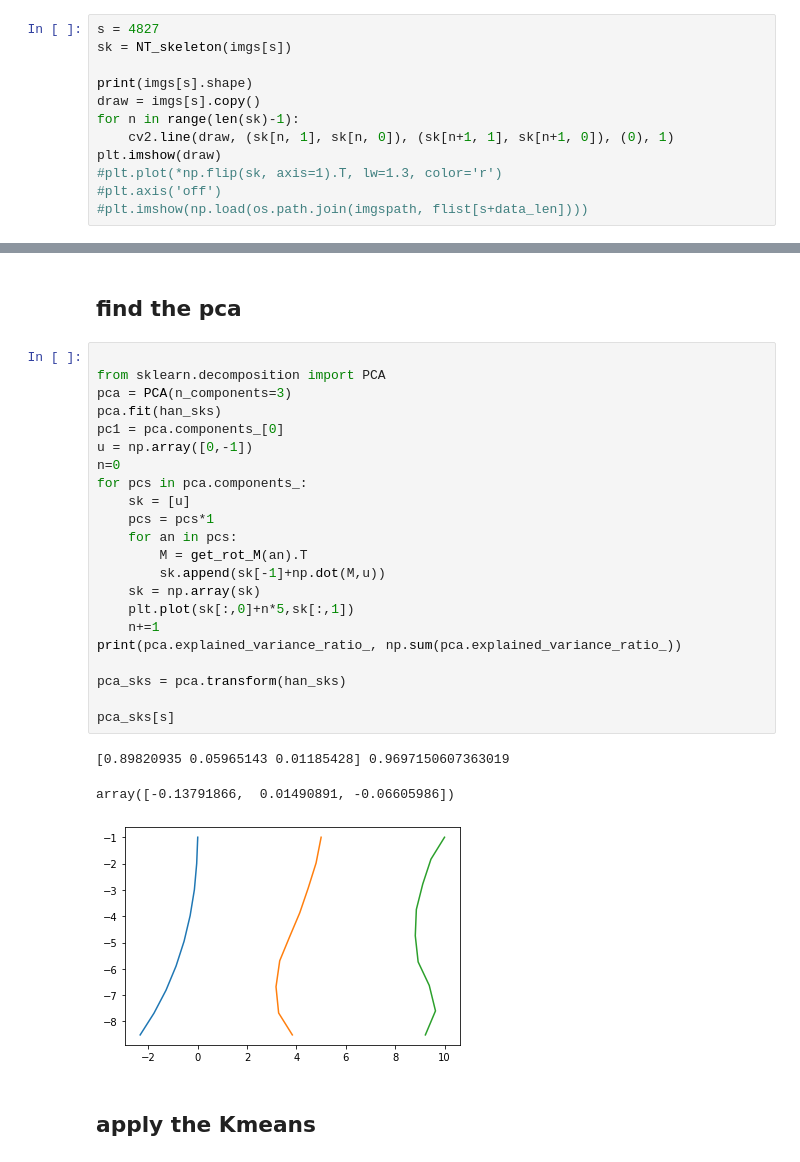
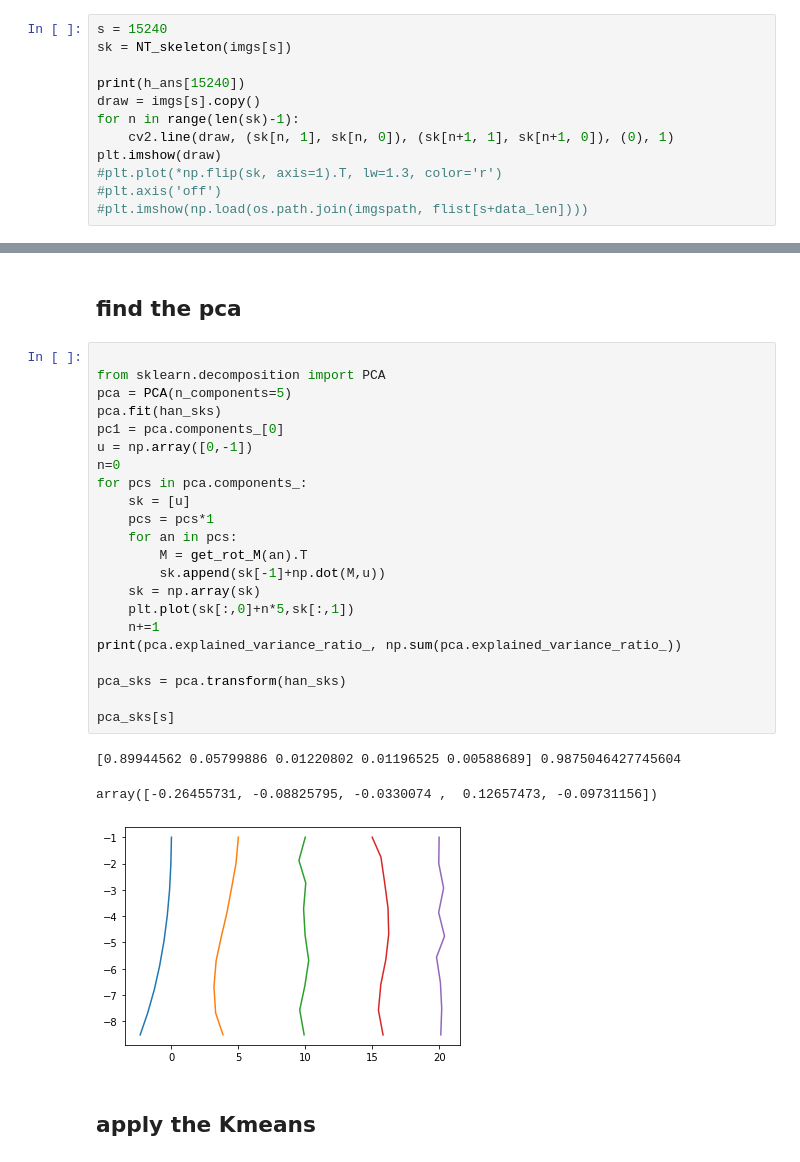
Before and after one commit to isis0517/ZippedFish, a Jupyter notebook: SIDEVIEW.ipynb, the cells around one changed output, grey strips where cells are left out. Drawn from its saved outputs; the diff is of its cells as text.

```diff
--- a/SIDEVIEW.ipynb
+++ b/SIDEVIEW.ipynb
@@ -151,10 +151,10 @@ for s in tqdm(range(data_len)):
     imgs.append(rotated)
     h_ans.append(angle)
 # %%
-s = 4827
+s = 15240
 sk = NT_skeleton(imgs[s])
 
-print(imgs[s].shape)
+print(h_ans[15240])
 draw = imgs[s].copy()
 for n in range(len(sk)-1):
     cv2.line(draw, (sk[n, 1], sk[n, 0]), (sk[n+1, 1], sk[n+1, 0]), (0), 1)
@@ -249,29 +249,29 @@ print(len(han_sks))
 # %%
 
 from sklearn.decomposition import PCA
-pca = PCA(n_components=3)
+pca = PCA(n_components=5)
 pca.fit(han_sks)
 pc1 = pca.components_[0]
 u = np.array([0,-1])
 n=0
 for pcs in pca.components_:
     sk = [u]
     pcs = pcs*1
     for an in pcs:
         M = get_rot_M(an).T
         sk.append(sk[-1]+np.dot(M,u))
     sk = np.array(sk)
     plt.plot(sk[:,0]+n*5,sk[:,1])
     n+=1
 print(pca.explained_variance_ratio_, np.sum(pca.explained_variance_ratio_))
 
 pca_sks = pca.transform(han_sks)
 
 pca_sks[s]
 # %% [output]
-[0.89820935 0.05965143 0.01185428] 0.9697150607363019
+[0.89944562 0.05799886 0.01220802 0.01196525 0.00588689] 0.9875046427745604
-array([-0.13791866,  0.01490891, -0.06605986])
+array([-0.26455731, -0.08825795, -0.0330074 ,  0.12657473, -0.09731156])
-[figure, old version]
+[figure, new version]
 # %% [markdown]
 ## apply the Kmeans
 # %%
```
Also changed, not shown: parts of 24 cells of this notebook.
